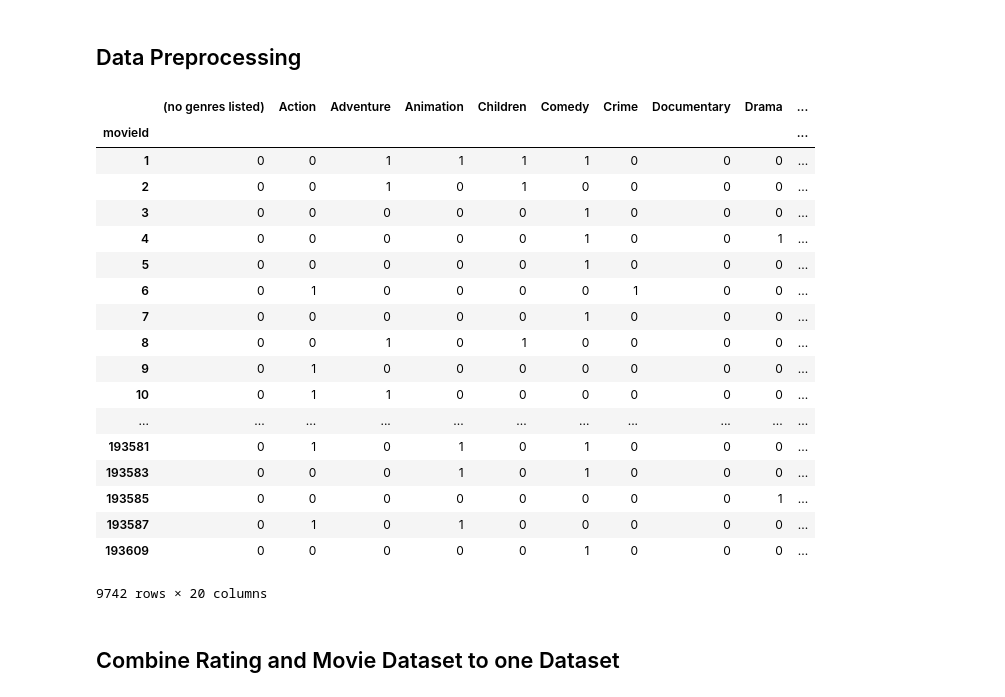
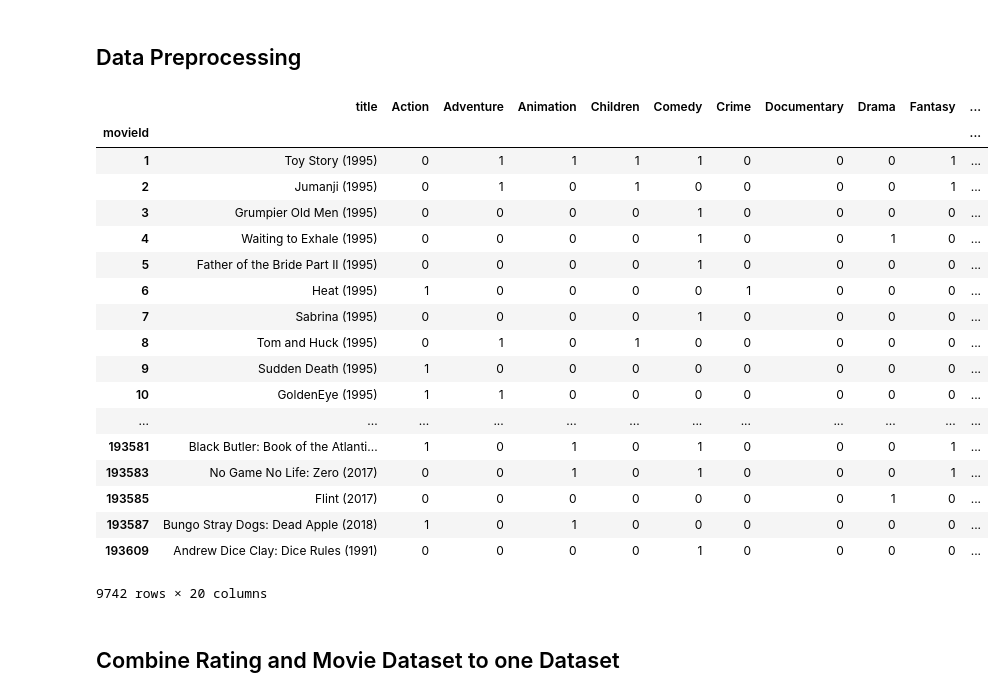
Before and after one commit to Ericlkl/Movie-Rating-Prediction, a Jupyter notebook: Assignment.ipynb, the cells around one changed output. Saved outputs shown, nothing was run; the diff lists cells and outputs as text; code cells hidden in the pictures.

```diff
--- a/Assignment.ipynb
+++ b/Assignment.ipynb
@@ -19,39 +19,46 @@ from sklearn.metrics import mean_squared_error, r2_score
 # %%
 # Import dataset
 rating_dataset = pd.read_csv("./data/ratings.csv")
 movies_dataset = pd.read_csv("./data/movies.csv")
 
 # Set the index by movieId, This line of code only able to execute once
 movies_dataset.set_index('movieId', inplace = True)
 
 # Convert genres to dummy variable dataset
-movies_dataset = movies_dataset['genres'].str.get_dummies(sep='|')
+# movies_genres_dummy <- a dataframe contains the genres values for all the movies and using movieId as index
+movies_genres_dummy = movies_dataset['genres'].str.get_dummies(sep='|')
+# Remove (no genres listed) from dummy because all 0 can represent (no genres listed)
+movies_genres_dummy = movies_genres_dummy.drop(columns=["(no genres listed)"], axis=1)
 
+
+# Use this If you think you are able to work on the years
 # Cannot use year as parameter because in movie 3xxxx there is a movie does not have years
 # movies_dataset["year"] = movies_dataset["title"].str.extract(r"\(([0-9]+)\)").astype(dtype=np.int)
 
-# Filtering duplicate values in the MovieGenre list
-# movies_dataset = movies_dataset.drop(columns=["(no genres listed)","Western","IMAX","Film-Noir","Children"], axis=1)
+# Pre Processing for KMeans Algorithm finding the similar movies
+movies_dataset = movies_dataset.drop(columns=["genres"], axis=1)
+movies_dataset = pd.merge(movies_dataset, movies_genres_dummy, on = 'movieId', how = "left")
+
 movies_dataset
 # %% [output]
-|  | (no genres listed) | Action | Adventure | Animation | Children | Comedy | Crime | Documentary | Drama | ... |
-| movieId |  |  |  |  |  |  |  |  |  | ... |
-| 1 | 0 | 0 | 1 | 1 | 1 | 1 | 0 | 0 | 0 | ... |
-| 2 | 0 | 0 | 1 | 0 | 1 | 0 | 0 | 0 | 0 | ... |
-| 3 | 0 | 0 | 0 | 0 | 0 | 1 | 0 | 0 | 0 | ... |
-| 4 | 0 | 0 | 0 | 0 | 0 | 1 | 0 | 0 | 1 | ... |
-| 5 | 0 | 0 | 0 | 0 | 0 | 1 | 0 | 0 | 0 | ... |
-| 6 | 0 | 1 | 0 | 0 | 0 | 0 | 1 | 0 | 0 | ... |
-| 7 | 0 | 0 | 0 | 0 | 0 | 1 | 0 | 0 | 0 | ... |
-| 8 | 0 | 0 | 1 | 0 | 1 | 0 | 0 | 0 | 0 | ... |
-| 9 | 0 | 1 | 0 | 0 | 0 | 0 | 0 | 0 | 0 | ... |
-| 10 | 0 | 1 | 1 | 0 | 0 | 0 | 0 | 0 | 0 | ... |
-| ... | ... | ... | ... | ... | ... | ... | ... | ... | ... | ... |
-| 193581 | 0 | 1 | 0 | 1 | 0 | 1 | 0 | 0 | 0 | ... |
-| 193583 | 0 | 0 | 0 | 1 | 0 | 1 | 0 | 0 | 0 | ... |
-| 193585 | 0 | 0 | 0 | 0 | 0 | 0 | 0 | 0 | 1 | ... |
-| 193587 | 0 | 1 | 0 | 1 | 0 | 0 | 0 | 0 | 0 | ... |
-| 193609 | 0 | 0 | 0 | 0 | 0 | 1 | 0 | 0 | 0 | ... |
+|  | title | Action | Adventure | Animation | Children | Comedy | Crime | Documentary | Drama | Fantasy | ... |
+| movieId |  |  |  |  |  |  |  |  |  |  | ... |
+| 1 | Toy Story (1995) | 0 | 1 | 1 | 1 | 1 | 0 | 0 | 0 | 1 | ... |
+| 2 | Jumanji (1995) | 0 | 1 | 0 | 1 | 0 | 0 | 0 | 0 | 1 | ... |
+| 3 | Grumpier Old Men (1995) | 0 | 0 | 0 | 0 | 1 | 0 | 0 | 0 | 0 | ... |
+| 4 | Waiting to Exhale (1995) | 0 | 0 | 0 | 0 | 1 | 0 | 0 | 1 | 0 | ... |
+| 5 | Father of the Bride Part II (1995) | 0 | 0 | 0 | 0 | 1 | 0 | 0 | 0 | 0 | ... |
+| 6 | Heat (1995) | 1 | 0 | 0 | 0 | 0 | 1 | 0 | 0 | 0 | ... |
+| 7 | Sabrina (1995) | 0 | 0 | 0 | 0 | 1 | 0 | 0 | 0 | 0 | ... |
+| 8 | Tom and Huck (1995) | 0 | 1 | 0 | 1 | 0 | 0 | 0 | 0 | 0 | ... |
+| 9 | Sudden Death (1995) | 1 | 0 | 0 | 0 | 0 | 0 | 0 | 0 | 0 | ... |
+| 10 | GoldenEye (1995) | 1 | 1 | 0 | 0 | 0 | 0 | 0 | 0 | 0 | ... |
+| ... | ... | ... | ... | ... | ... | ... | ... | ... | ... | ... | ... |
+| 193581 | Black Butler: Book of the Atlanti... | 1 | 0 | 1 | 0 | 1 | 0 | 0 | 0 | 1 | ... |
+| 193583 | No Game No Life: Zero (2017) | 0 | 0 | 1 | 0 | 1 | 0 | 0 | 0 | 1 | ... |
+| 193585 | Flint (2017) | 0 | 0 | 0 | 0 | 0 | 0 | 0 | 1 | 0 | ... |
+| 193587 | Bungo Stray Dogs: Dead Apple (2018) | 1 | 0 | 1 | 0 | 0 | 0 | 0 | 0 | 0 | ... |
+| 193609 | Andrew Dice Clay: Dice Rules (1991) | 0 | 0 | 0 | 0 | 1 | 0 | 0 | 0 | 0 | ... |
 9742 rows × 20 columns
 # %% [markdown]
 ## Combine Rating and Movie Dataset to one Dataset
```
Also changed, not shown: parts of 21 cells of this notebook, 1 other file.
